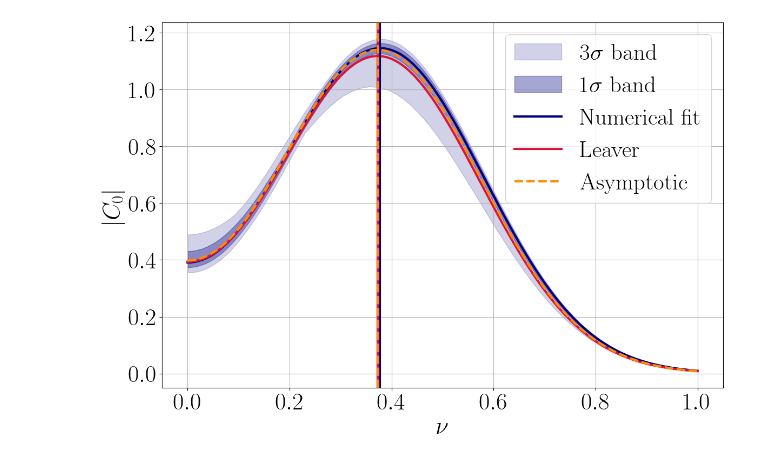
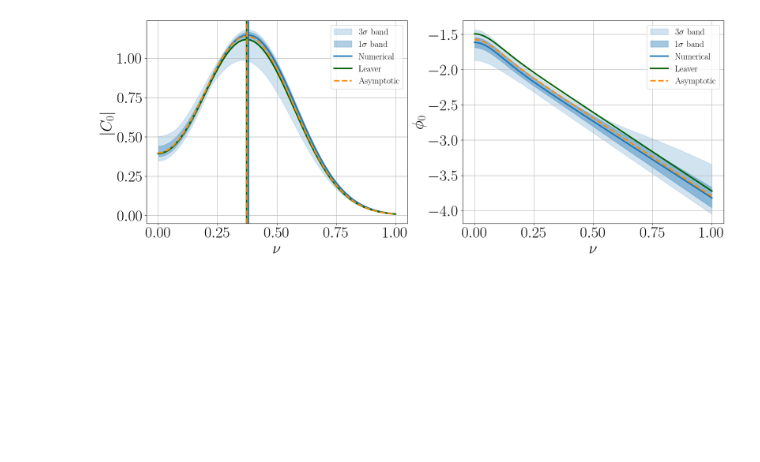
Before and after one commit to uib-perturbation-theory/QNMToolkit, a Jupyter notebook: notebooks/numerical-qnecs.ipynb, the cells around one changed output. Saved outputs shown, nothing was run; the diff lists cells and outputs as text; code cells hidden in the pictures; blank space fills up the shorter version.

```diff
--- a/notebooks/numerical-qnecs.ipynb
+++ b/notebooks/numerical-qnecs.ipynb
@@ -283,7 +0,0 @@ plt.show()
-# %%
-# Display t_peak for all nu values
-print("\nt_peak for each nu value:")
-print("=" * 40)
-for nu_val in nu_grid_l2:
-    t_p = waveforms_l2[nu_val]['t_peak']
-    print(f"nu = {nu_val:.3f}  →  t_peak = {t_p:.3f} [M]")
@@ -3507,67 +1283,76 @@ nu_max asintótico = 0.37357
 # %%
 # ============================================================
-# FIGURE 1 — MAIN CURVES (l=2, as a function of nu)
+# final figure
 # ============================================================
 plt.rcParams['text.usetex'] = True
 
-print(f"Numerical nu_max = {nu_max_num:.5f}")
-print(f"Leaver nu_max    = {nu_max_leaver:.5f}")
-print(f"Asymptotic nu_max = {nu_max_asymp:.5f}")
-
-fig, ax = plt.subplots(figsize=(12, 8))
-
-COLOR_NUM    = 'navy'
-COLOR_LEAVER = 'crimson'
-COLOR_ASYMP  = 'darkorange'
+fig, axes = plt.subplots(1, 2, figsize=(18, 7))
 
 # ============================================================
-# HANDLES
+# amplitude
 # ============================================================
-#h_env = ax.fill_between(nu_grid_l2, env_min, env_max,
-#                        color='gray', alpha=0.15)
-h_3s  = ax.fill_between(nu_grid_l2, p3s_lo, p3s_hi,
-                        color=COLOR_NUM, alpha=0.18)
-h_1s  = ax.fill_between(nu_grid_l2, p1s_lo, p1s_hi,
-                        color=COLOR_NUM, alpha=0.35)
+ax = axes[0]
 
-h_num, = ax.plot(nu_grid_l2, median_C0,
-                 color=COLOR_NUM, lw=3)
-h_leaver, = ax.plot(nu_grid_l2, leaver_curve,
-                    color=COLOR_LEAVER, lw=3)
-h_asymp, = ax.plot(nu_grid_l2, asymp_curve,
-                   color=COLOR_ASYMP, lw=3, ls='--')
+h_3s = ax.fill_between(nu_grid_l2, p3s_lo_l2, p3s_hi_l2, color='C0', alpha=0.20)
+h_1s = ax.fill_between(nu_grid_l2, p1s_lo_l2, p1s_hi_l2, color='C0', alpha=0.35)
 
-# Vertical lines (without legend)
-ax.axvline(nu_max_num,    color=COLOR_NUM,    ls='-', lw=3)
-ax.axvline(nu_max_leaver, color=COLOR_LEAVER, ls='-', lw=3)
-ax.axvline(nu_max_asymp,  color=COLOR_ASYMP,  ls='--', lw=3)
+h_num, = ax.plot(nu_grid_l2, median_C0_l2, color='C0', lw=3)
+h_leaver, = ax.plot(nu_grid_l2, np.abs(C_leaver_l2[:, 0]), color='darkgreen', lw=3)
+h_asymp, = ax.plot(nu_grid_l2, np.abs(C_asymp_l2[:, 0]), color='darkorange', lw=3, ls='--')
 
-# ============================================================
-# UNIFIED LEGEND
-# ============================================================
+nu_max_num = nu_grid_l2[np.nanargmax(median_C0_l2)]
+nu_max_leaver = nu_grid_l2[np.nanargmax(np.abs(C_leaver_l2[:, 0]))]
+nu_max_asymp = nu_grid_l2[np.nanargmax(np.abs(C_asymp_l2[:, 0]))]
+
+ax.axvline(nu_max_num, color='C0', lw=3)
+ax.axvline(nu_max_leaver, color='darkgreen', lw=3)
+ax.axvline(nu_max_asymp, color='darkorange', lw=3, ls='--')
+
 handles = [h_3s, h_1s, h_num, h_leaver, h_asymp]
+
 labels = [
     r'$3\sigma$ $\mathrm{band}$',
     r'$1\sigma$ $\mathrm{band}$',
-    r'$\mathrm{Numerical}$ $\mathrm{fit}$',
+    r'$\mathrm{Numerical}$',
     r'$\mathrm{Leaver}$',
     r'$\mathrm{Asymptotic}$'
 ]
 
-ax.legend(handles, labels,
-          loc='upper right',
-          fontsize=31,
-          frameon=True)
+ax.legend(handles, labels, fontsize=18, frameon=True, loc='upper right')
 
-# ============================================================
-# STYLE
-# ============================================================
 ax.set_xlabel(r'$\nu$', fontsize=32)
 ax.set_ylabel(r'$|C_0|$', fontsize=32)
 ax.tick_params(labelsize=32)
 ax.grid(True)
 
+# ============================================================
+# phase
+# ============================================================
+ax = axes[1]
+
+h_3s_p = ax.fill_between(nu_grid_l2, phase_stats_l2_uw['p3s_lo'], phase_stats_l2_uw['p3s_hi'], color='C0', alpha=0.20)
+h_1s_p = ax.fill_between(nu_grid_l2, phase_stats_l2_uw['p1s_lo'], phase_stats_l2_uw['p1s_hi'], color='C0', alpha=0.40)
+
+h_num_p, = ax.plot(nu_grid_l2, phase_stats_l2_uw['med'], color='C0', lw=3)
+h_leaver_p, = ax.plot(nu_grid_l2, phi_leaver_uw, color='darkgreen', lw=3)
+h_asymp_p, = ax.plot(nu_grid_l2, phi_asymp_uw, color='darkorange', lw=3, ls='--')
+
+handles_p = [h_3s_p, h_1s_p, h_num_p, h_leaver_p, h_asymp_p]
+
+labels_p = [
+    r'$3\sigma$ $\mathrm{band}$',
+    r'$1\sigma$ $\mathrm{band}$',
+    r'$\mathrm{Numerical}$',
+    r'$\mathrm{Leaver}$',
+    r'$\mathrm{Asymptotic}$'
+]
+
+ax.legend(handles_p, labels_p, fontsize=18, frameon=True, loc='best')
+
+ax.set_xlabel(r'$\nu$', fontsize=32)
+ax.set_ylabel(r'$\phi_0$', fontsize=32)
+ax.tick_params(labelsize=32)
+ax.grid(True)
 plt.tight_layout()
-plt.savefig('QNEC l=2 n=0 NU.pdf', bbox_inches='tight', dpi=1200)
 plt.show()
 # %% [output]
@@ -3577 +1359 @@ nu_max asintótico = 0.37357
-[figure, old version]
+[figure, new version]
```
Also changed, not shown: parts of 60 cells of this notebook.
